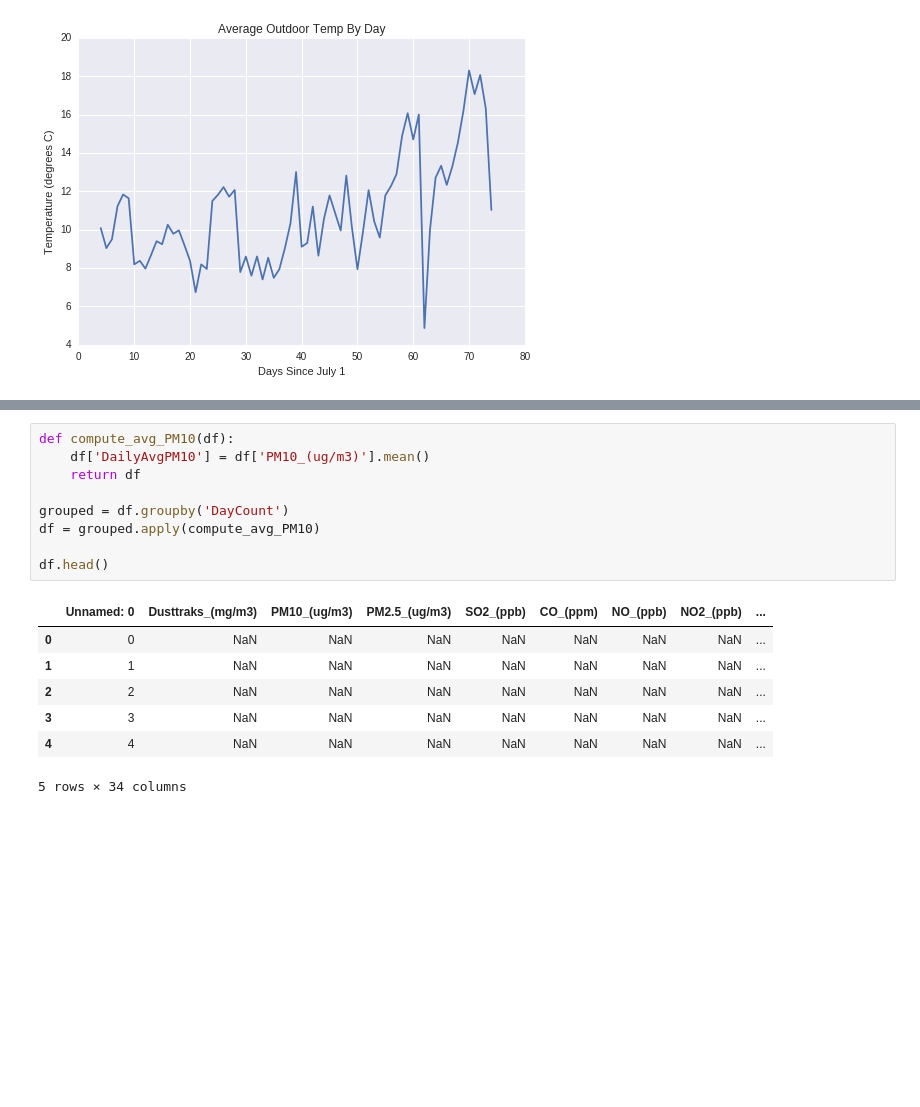
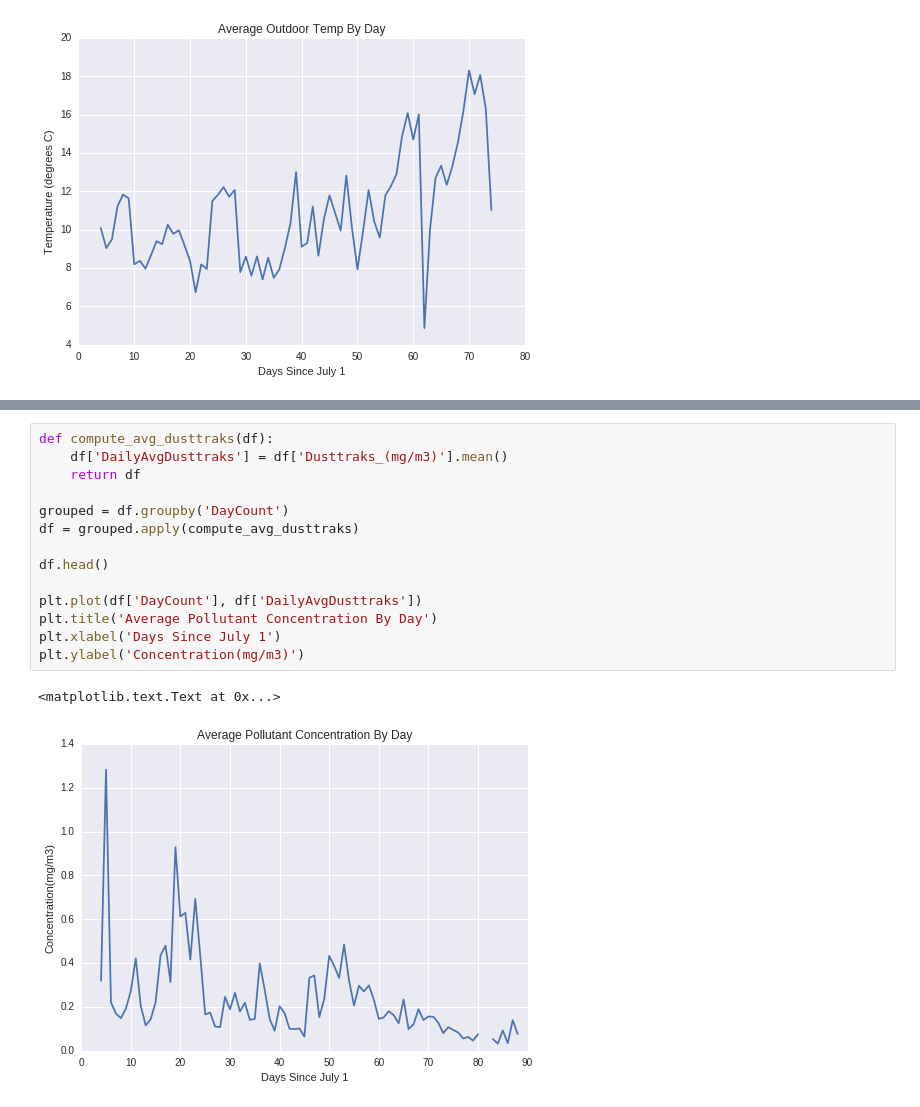
Before and after one commit to BrennaManning/DataScience2016FP, a Jupyter notebook: Beginnings.ipynb, the cells around one changed output, grey strips where cells are left out. Saved outputs shown, nothing was run; the diff lists cells and outputs as text; blank space fills up the shorter version.

```diff
--- a/Beginnings.ipynb
+++ b/Beginnings.ipynb
@@ -312,17 +333,17 @@ plt.ylabel('Temperature (degrees C)')
 # %%
-def compute_avg_PM10(df):
-    df['DailyAvgPM10'] = df['PM10_(ug/m3)'].mean()
+def compute_avg_dusttraks(df):
+    df['DailyAvgDusttraks'] = df['Dusttraks_(mg/m3)'].mean()
     return df
 
 grouped = df.groupby('DayCount')
-df = grouped.apply(compute_avg_PM10)
+df = grouped.apply(compute_avg_dusttraks)
 
 df.head()
+
+plt.plot(df['DayCount'], df['DailyAvgDusttraks'])
+plt.title('Average Pollutant Concentration By Day')
+plt.xlabel('Days Since July 1')
+plt.ylabel('Concentration(mg/m3)')
 # %% [output]
-|  | Unnamed: 0 | Dusttraks_(mg/m3) | PM10_(ug/m3) | PM2.5_(ug/m3) | SO2_(ppb) | CO_(ppm) | NO_(ppb) | NO2_(ppb) | ... |
-| 0 | 0 | NaN | NaN | NaN | NaN | NaN | NaN | NaN | ... |
-| 1 | 1 | NaN | NaN | NaN | NaN | NaN | NaN | NaN | ... |
-| 2 | 2 | NaN | NaN | NaN | NaN | NaN | NaN | NaN | ... |
-| 3 | 3 | NaN | NaN | NaN | NaN | NaN | NaN | NaN | ... |
-| 4 | 4 | NaN | NaN | NaN | NaN | NaN | NaN | NaN | ... |
-5 rows × 34 columns
+<matplotlib.text.Text at 0x...>
+[figure, added]
```
Also changed, not shown: parts of 12 cells of this notebook.
